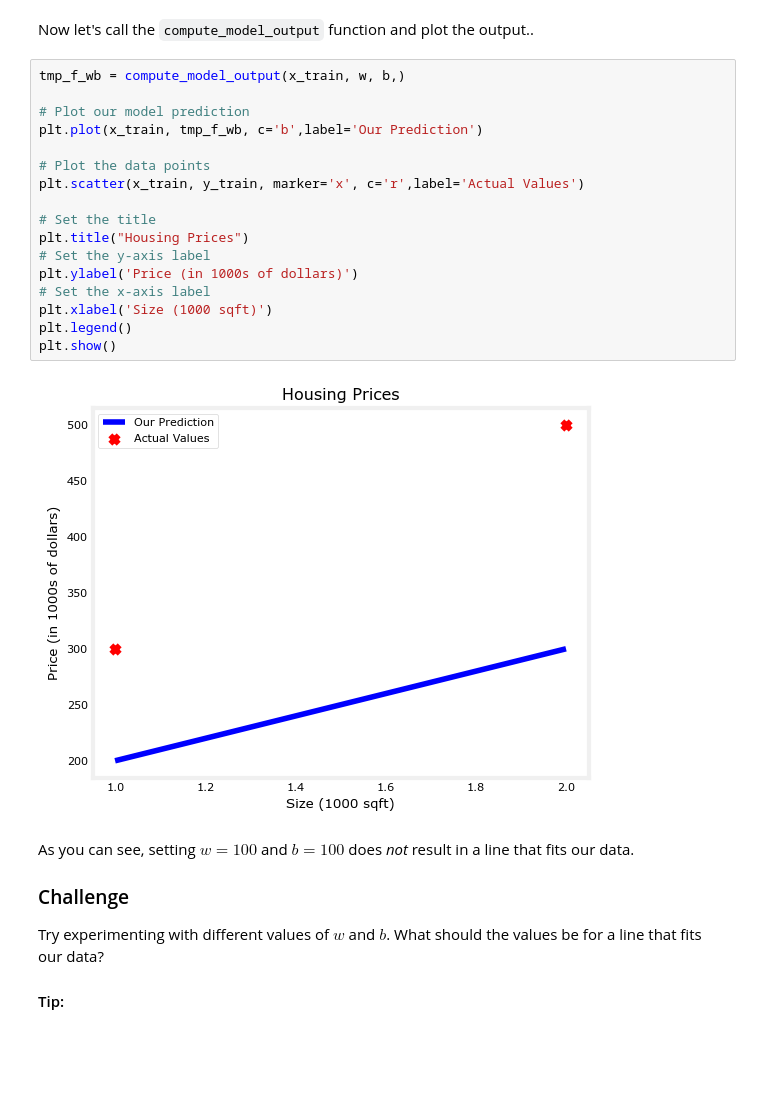
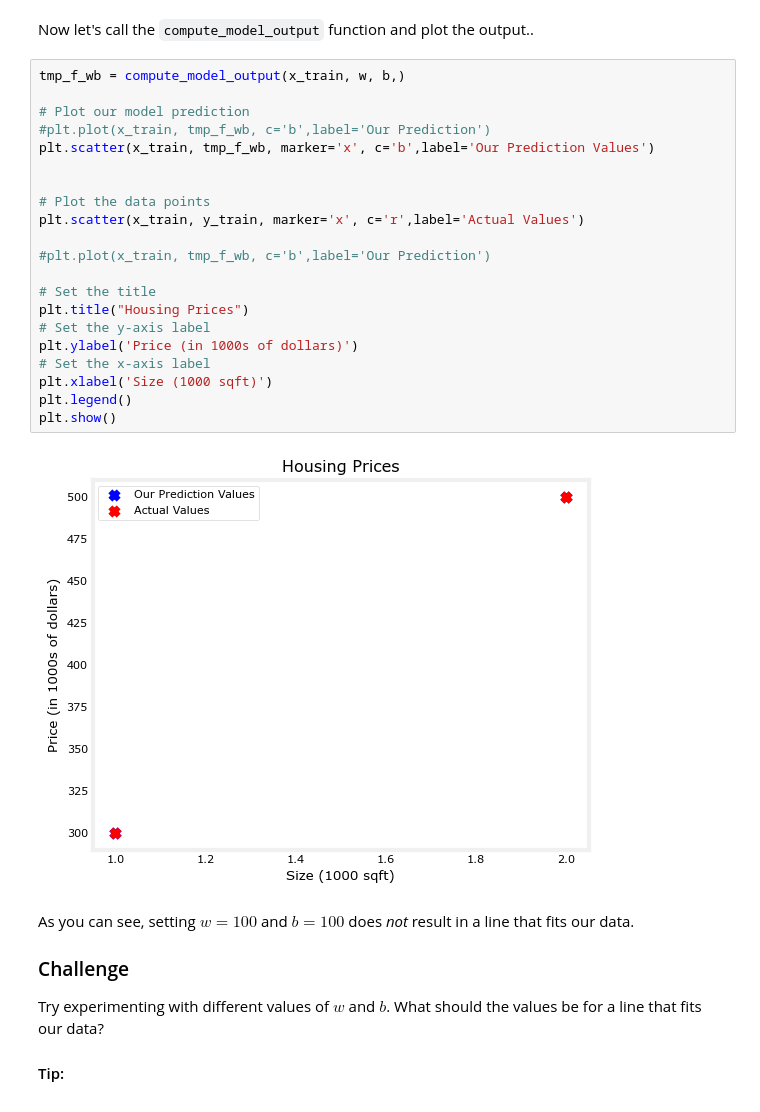
Before and after one commit to AntonioDiaz/machine-learning-specialization, a Jupyter notebook: 01_supervised_ml_regression_and_classification/01_week/C1_W1_Lab02_Model_Representation_Soln.ipynb, the cells around one changed output. Cells and saved outputs as stored; diff of their text form; blank space fills up the shorter version.

```diff
--- a/01_supervised_ml_regression_and_classification/01_week/C1_W1_Lab02_Model_Representation_Soln.ipynb
+++ b/01_supervised_ml_regression_and_classification/01_week/C1_W1_Lab02_Model_Representation_Soln.ipynb
@@ -174,22 +174,26 @@ Now let's call the `compute_model_output` function and plot the output..
 # %%
 tmp_f_wb = compute_model_output(x_train, w, b,)
 
 # Plot our model prediction
-plt.plot(x_train, tmp_f_wb, c='b',label='Our Prediction')
+#plt.plot(x_train, tmp_f_wb, c='b',label='Our Prediction')
+plt.scatter(x_train, tmp_f_wb, marker='x', c='b',label='Our Prediction Values')
+
 
 # Plot the data points
 plt.scatter(x_train, y_train, marker='x', c='r',label='Actual Values')
+
+#plt.plot(x_train, tmp_f_wb, c='b',label='Our Prediction')
 
 # Set the title
 plt.title("Housing Prices")
 # Set the y-axis label
 plt.ylabel('Price (in 1000s of dollars)')
 # Set the x-axis label
 plt.xlabel('Size (1000 sqft)')
 plt.legend()
 plt.show()
 # %% [output]
-[figure, old version]
+[figure, new version]
 # %% [markdown]
 As you can see, setting $w = 100$ and $b = 100$ does *not* result in a line that fits our data.
 
```
Also changed, not shown: 1 other file.
